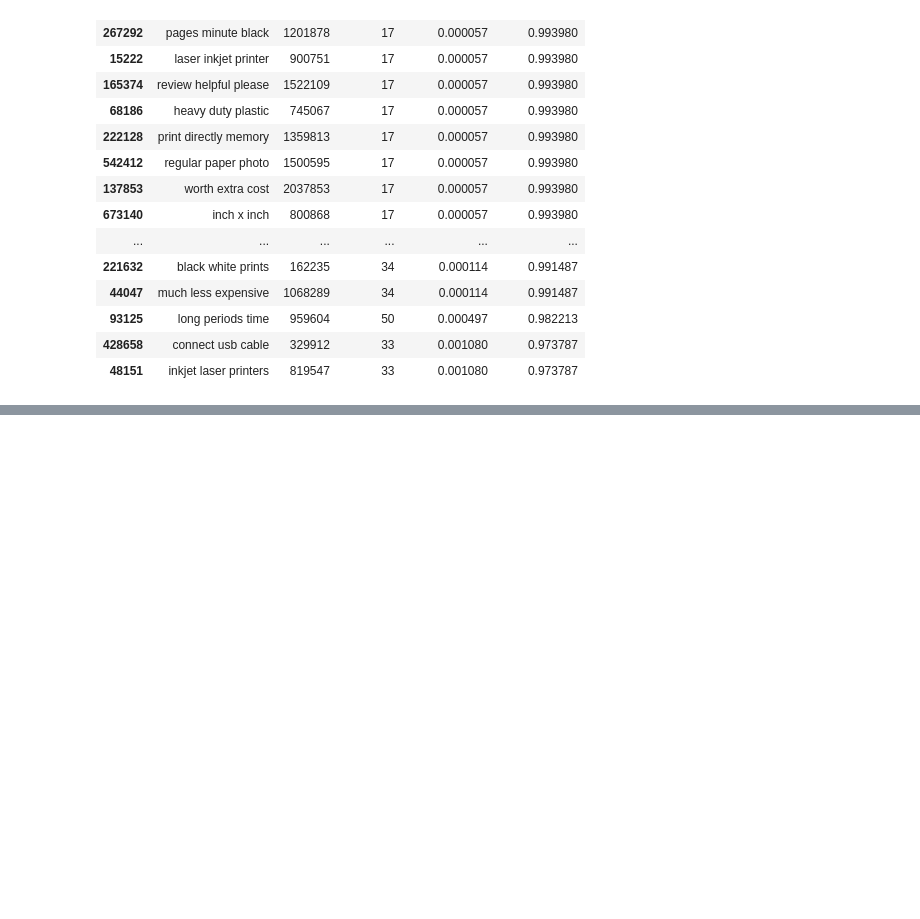
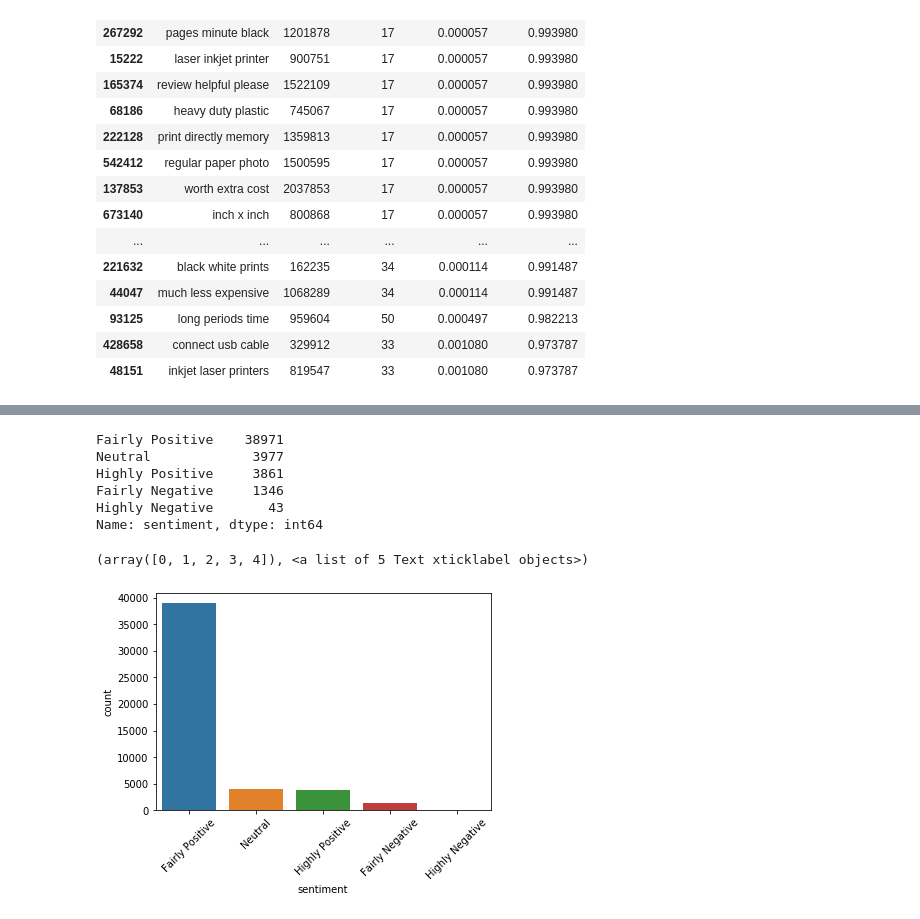
Before and after one commit to shishirkmr/predict_amazon_review_rating, a Jupyter notebook: text_analyzer.ipynb, the cells around one changed output, grey strips where cells are left out. Cells and saved outputs as stored; diff of their text form; code cells hidden in the pictures; blank space fills up the shorter version.

Commit message:
Adding new features based on sentiment analysis

```diff
--- a/text_analyzer.ipynb
+++ b/text_analyzer.ipynb
@@ -610,0 +695,11 @@ trigram_df.sort_values(by='chi2_positive',ascending=False).head(20)
+# %%
+dataset['polarity'] = round(dataset.reviewText.apply(detect_polarity),1)
+dataset['subjectivity'] = round(dataset.reviewText.apply(detect_subjectivity),1)
+dataset['sentiment'] = dataset['polarity'].apply(filter_method)
+dataset['sentence_sentiment'] = dataset.reviewText.apply(detect_sentence_polarity)
+dataset['lemma'] = dataset.reviewText.apply(get_lemma)
+dataset['#positive_sentences']= sentence_count(dataset['reviewText'], 'positive')
+dataset['#negative_sentences'] = sentence_count(dataset['reviewText'], 'negative')
+
+
+dataset.head(6)
@@ -610,0 +718,5 @@ trigram_df.sort_values(by='chi2_positive',ascending=False).head(20)
+# %%
+dataset['negation_or_not'] = negative_boolean(dataset['reviewText'])
+# %%
+dataset['% positive_sentences'] = calc_percentage(dataset['reviewText'], 'positive')
+dataset['% negative_sentences'] = calc_percentage(dataset['reviewText'], 'negative')
@@ -610,0 +744,19 @@ trigram_df.sort_values(by='chi2_positive',ascending=False).head(20)
+# %%
+dataset['% negative > % positive']=dataset['% negative_sentences']>dataset['% positive_sentences']
+dataset['% negative > 10']=dataset['% negative_sentences']>10
+dataset['% positive > 50']=dataset['% positive_sentences']>50
+# %%
+dataset.sentiment.value_counts()
+# %% [output]
+Fairly Positive    38971
+Neutral             3977
+Highly Positive     3861
+Fairly Negative     1346
+Highly Negative       43
+Name: sentiment, dtype: int64
+# %%
+sns.countplot(x='sentiment', data=dataset);
+plt.xticks(rotation=45)
+# %% [output]
+(array([0, 1, 2, 3, 4]), <a list of 5 Text xticklabel objects>)
+[figure, added]
```
Also changed, not shown: parts of 14 cells of this notebook.
